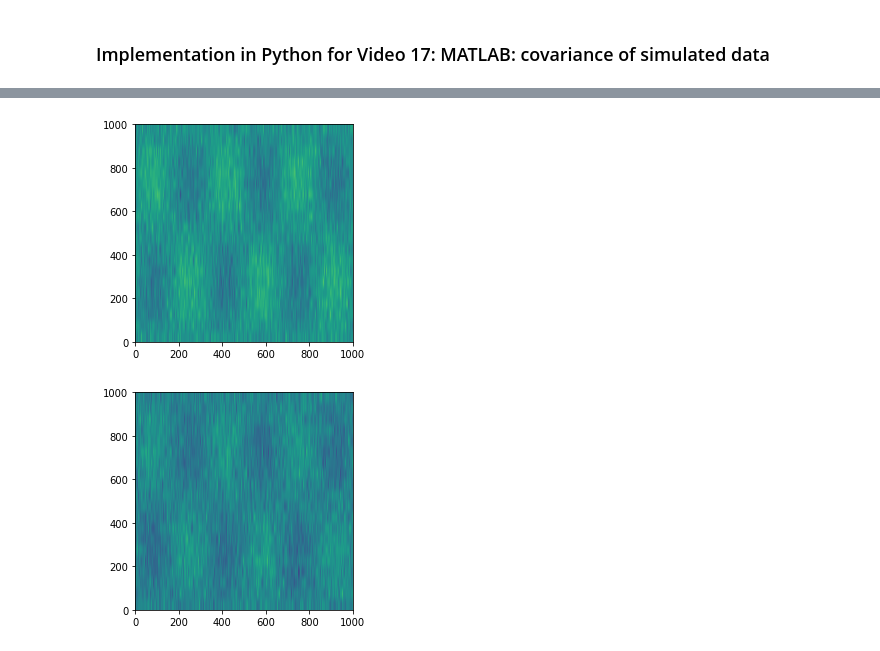
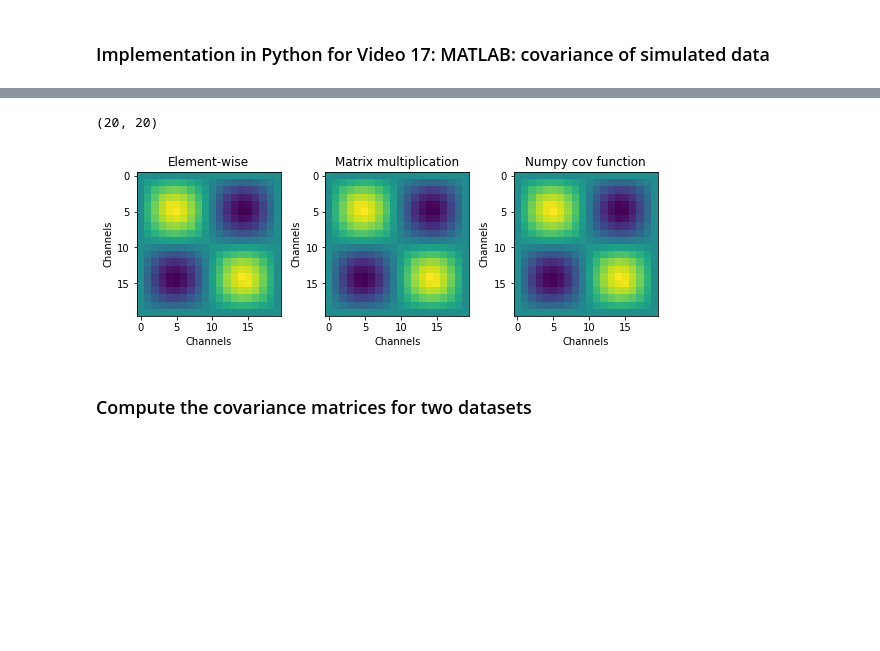
Before and after one commit to chyumin/learning, a Jupyter notebook: pca_neural_data/Section3/17. Covariance of simulated data.ipynb, the cells around one changed output, grey strips where cells are left out. Cells and saved outputs as stored; diff of their text form; code cells hidden in the pictures; blank space fills up the shorter version.

Commit message:
Finished Covariance analysis

```diff
--- a/pca_neural_data/Section3/17. Covariance of simulated data.ipynb
+++ b/pca_neural_data/Section3/17. Covariance of simulated data.ipynb
@@ -62,8 +61,0 @@ plt.show()
-# %%
-plt.imshow(data[0][3], extent=[0, 1000, 0, 1000])
-plt.show()
-plt.imshow(data[1][5], extent=[0, 1000, 0, 1000])
-plt.show()
-# %% [output]
-[figure, removed]
-[figure, removed]
@@ -69,0 +80,45 @@ plt.show()
+# %%
+# Covariance via matrix multiplication
+
+# Mean-center (over time)
+data_ave_mean = (data_ave.T - np.mean(data_ave)).T
+
+# All pairwise dot products as the matrix times its transpose
+cov_mat2 = (data_ave_mean@data_ave_mean.T) / (N - 1)
+# %%
+# Covariance using numpy.cov function
+
+# cov will mean-center the data
+cov_mat3 = np.cov(data_ave)
+
+# Checking size (shape) to make sure it's the correct orientation
+cov_mat3.shape
+# %% [output]
+(20, 20)
+# %%
+plt.figure(figsize=(8, 4))
+
+plt.subplot(1, 3, 1)
+plt.imshow(cov_mat1)
+plt.title('Element-wise')
+plt.xlabel('Channels')
+plt.ylabel('Channels')
+
+plt.subplot(1, 3, 2)
+plt.imshow(cov_mat2)
+plt.title('Matrix multiplication')
+plt.xlabel('Channels')
+plt.ylabel('Channels')
+
+plt.subplot(1, 3, 3)
+plt.imshow(cov_mat3)
+plt.title('Numpy cov function')
+plt.xlabel('Channels')
+plt.ylabel('Channels')
+
+plt.tight_layout()
+plt.show()
+# %% [output]
+[figure, added]
+# %% [markdown]
+### Compute the covariance matrices for two datasets
```
Also changed, not shown: parts of 8 cells of this notebook.
